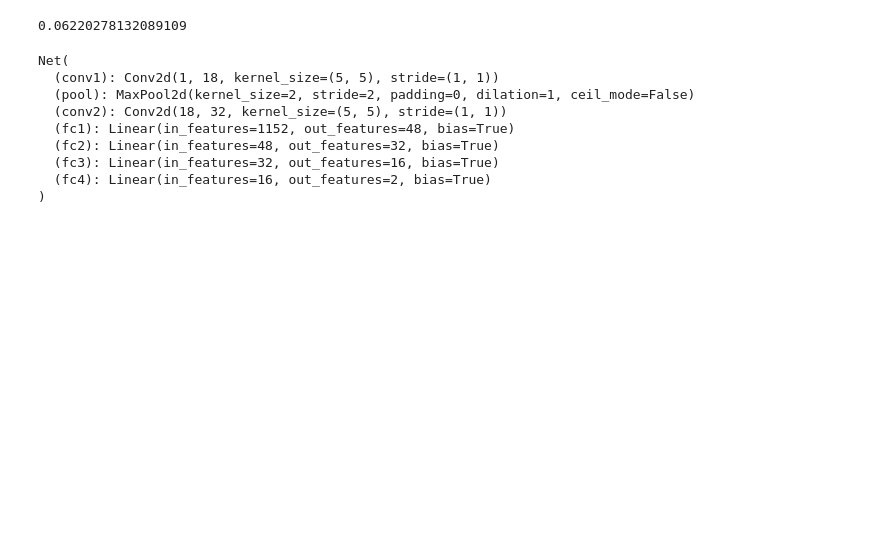
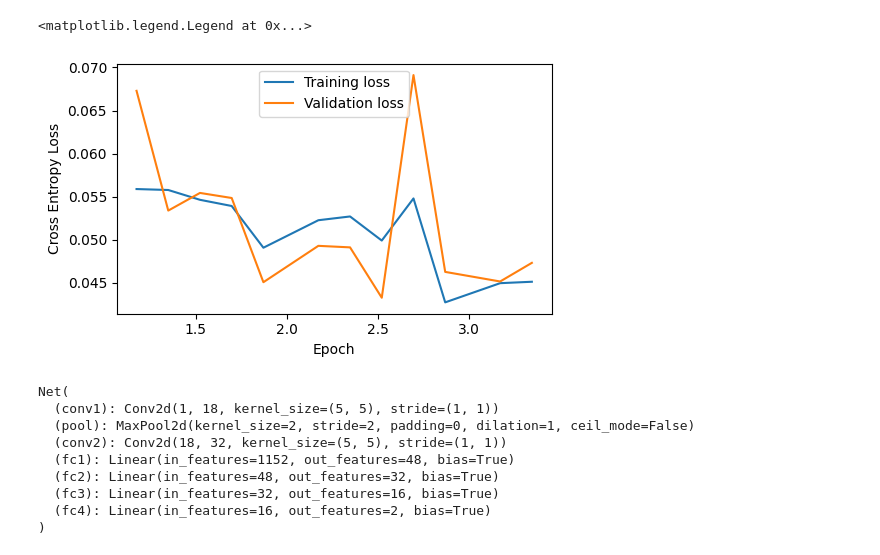
Before and after one commit to MaxleDrut/TP_ML_DRUTEL_TRICOT, a Jupyter notebook: face_recognizer.ipynb, the cells around one changed output. Drawn from its saved outputs; the diff is of its cells as text; code cells hidden in the pictures; blank space fills up the shorter version.

```diff
--- a/face_recognizer.ipynb
+++ b/face_recognizer.ipynb
@@ -75,13 +78,14 @@ import torch.optim as optim
 device = torch.device('cuda:0' if torch.cuda.is_available() else 'cpu')
 
 network = Net()
+network.train()
 network.to(device)
 
 criterion = nn.CrossEntropyLoss()
 optimizer = optim.SGD(network.parameters(), lr = 0.001, momentum=0.9)
 # %%
 epoch = 1
-max_epoch = 4
+max_epoch = 5
 print_every_n_batch = 400
 
 best_network: Net = network
@@ -89,6 +93,11 @@ best_loss_validation = 999999999
 steps_since_last_best = 0
 threshold_early_stopping = 4 # Stop after 4 iterations without a new best network
 best_model_found = False
+
+# Save the values as we train for plotting
+training_loss_values = []
+validation_loss_values = []
+epoch_values = []
 
 while not best_model_found and epoch <= max_epoch:
 
@@ -124,6 +133,9 @@ while not best_model_found and epoch <= max_epoch:
             running_loss_validation = total_loss_validation / len(valid_loader)
 
             print(epoch, i+1, "-", "Training loss: ", running_loss_training, " - Validation loss:", running_loss_validation)
+            validation_loss_values.append(running_loss_validation)
+            training_loss_values.append(running_loss_training)
+            epoch_values.append(epoch + i/len(train_loader))
 
             if(running_loss_validation < best_loss_validation):
                 best_loss_validation = running_loss_validation
@@ -151,6 +169,15 @@ network = best_network
-# %%
-print(best_loss_validation)
-# %% [output]
-0.06220278132089109
+# %%
+# Plot the values:
+pyplot.rcParams["figure.figsize"] = (1,2.5)
+loss_figure = pyplot.figure()
+loss_figure = loss_figure.add_axes([0,0,max(epoch_values)+1,1])
+loss_figure.plot(epoch_values, training_loss_values, label="Training loss")
+loss_figure.plot(epoch_values, validation_loss_values, label="Validation loss")
+loss_figure.set_xlabel("Epoch")
+loss_figure.set_ylabel("Cross Entropy Loss")
+loss_figure.legend()
+# %% [output]
+<matplotlib.legend.Legend at 0x...>
+[figure, added]
 # %%
 # Saving the model
```
Also changed, not shown: parts of 8 cells of this notebook, 19 other files.
